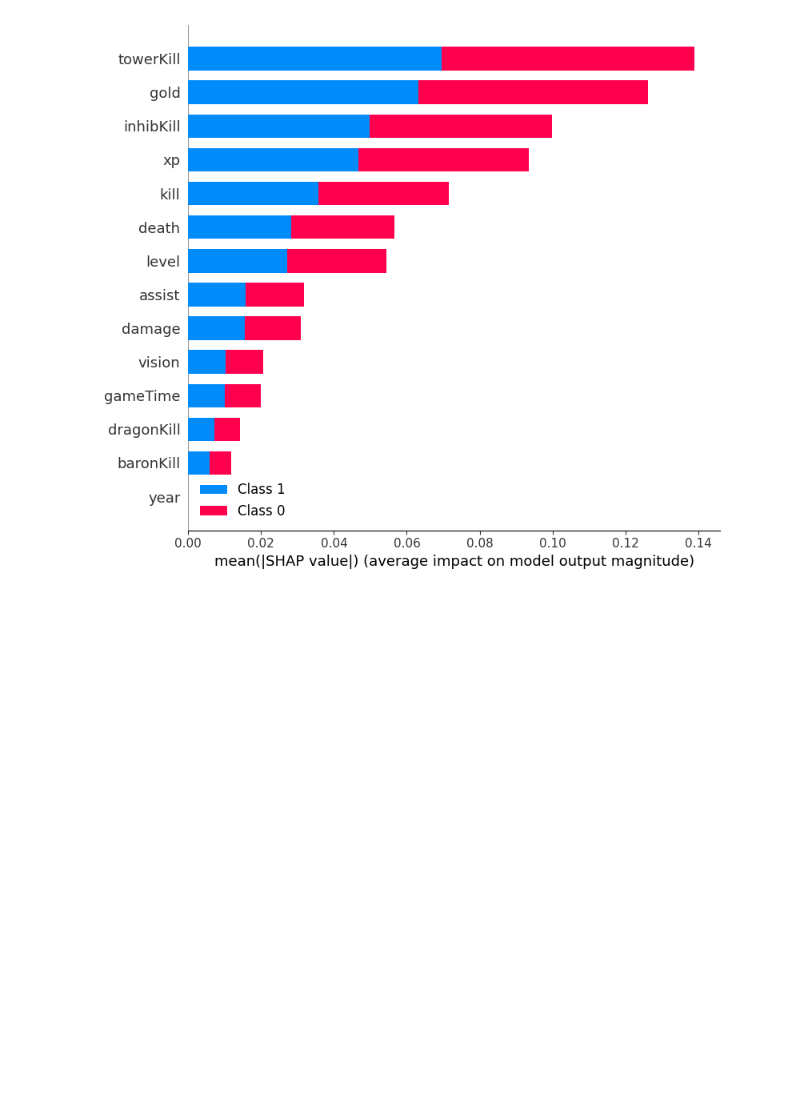
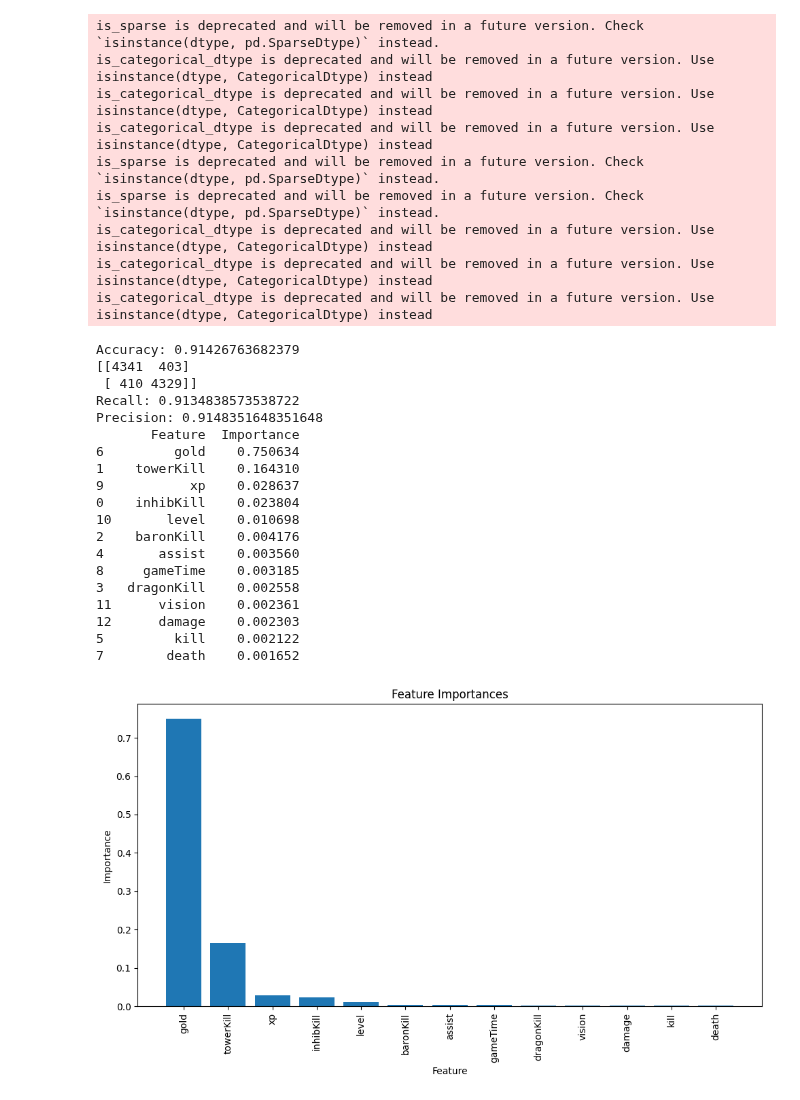
Before and after one commit to CMPUT328/DataEngineering, a Jupyter notebook: game_data_model/ml_model.ipynb, the cells around one changed output. Drawn from its saved outputs; the diff is of its cells as text; code cells hidden in the pictures; blank space fills up the shorter version.

```diff
--- a/game_data_model/ml_model.ipynb
+++ b/game_data_model/ml_model.ipynb
@@ -110,6 +248,37 @@ plt.show()
+# %%
+model = xgb()
+feat_imp(model)
+# %% [output]
+is_sparse is deprecated and will be removed in a future version. Check `isinstance(dtype, pd.SparseDtype)` instead.
+is_categorical_dtype is deprecated and will be removed in a future version. Use isinstance(dtype, CategoricalDtype) instead
+is_categorical_dtype is deprecated and will be removed in a future version. Use isinstance(dtype, CategoricalDtype) instead
+is_categorical_dtype is deprecated and will be removed in a future version. Use isinstance(dtype, CategoricalDtype) instead
+is_sparse is deprecated and will be removed in a future version. Check `isinstance(dtype, pd.SparseDtype)` instead.
+is_sparse is deprecated and will be removed in a future version. Check `isinstance(dtype, pd.SparseDtype)` instead.
+is_categorical_dtype is deprecated and will be removed in a future version. Use isinstance(dtype, CategoricalDtype) instead
+is_categorical_dtype is deprecated and will be removed in a future version. Use isinstance(dtype, CategoricalDtype) instead
+is_categorical_dtype is deprecated and will be removed in a future version. Use isinstance(dtype, CategoricalDtype) instead
+Accuracy: 0.91426763682379
+[[4341  403]
+ [ 410 4329]]
+Recall: 0.9134838573538722
+Precision: 0.9148351648351648
+       Feature  Importance
+6         gold    0.750634
+1    towerKill    0.164310
+9           xp    0.028637
+0    inhibKill    0.023804
+10       level    0.010698
+2    baronKill    0.004176
+4       assist    0.003560
+8     gameTime    0.003185
+3   dragonKill    0.002558
+11      vision    0.002361
+12      damage    0.002303
+5         kill    0.002122
+7        death    0.001652
+[figure, added]
 # %%
-explainer = shap.Explainer(rf_model)
-shap_values = explainer.shap_values(X_test)
-shap.summary_plot(shap_values, X_test, feature_names=feature_names)
+# explainer = shap.Explainer(model)
+# shap_values = explainer.shap_values(X_test)
+# shap.summary_plot(shap_values, X_test, feature_names=feature_names)
-# %% [output]
-[figure, removed]
```
Also changed, not shown: parts of 17 cells of this notebook.
